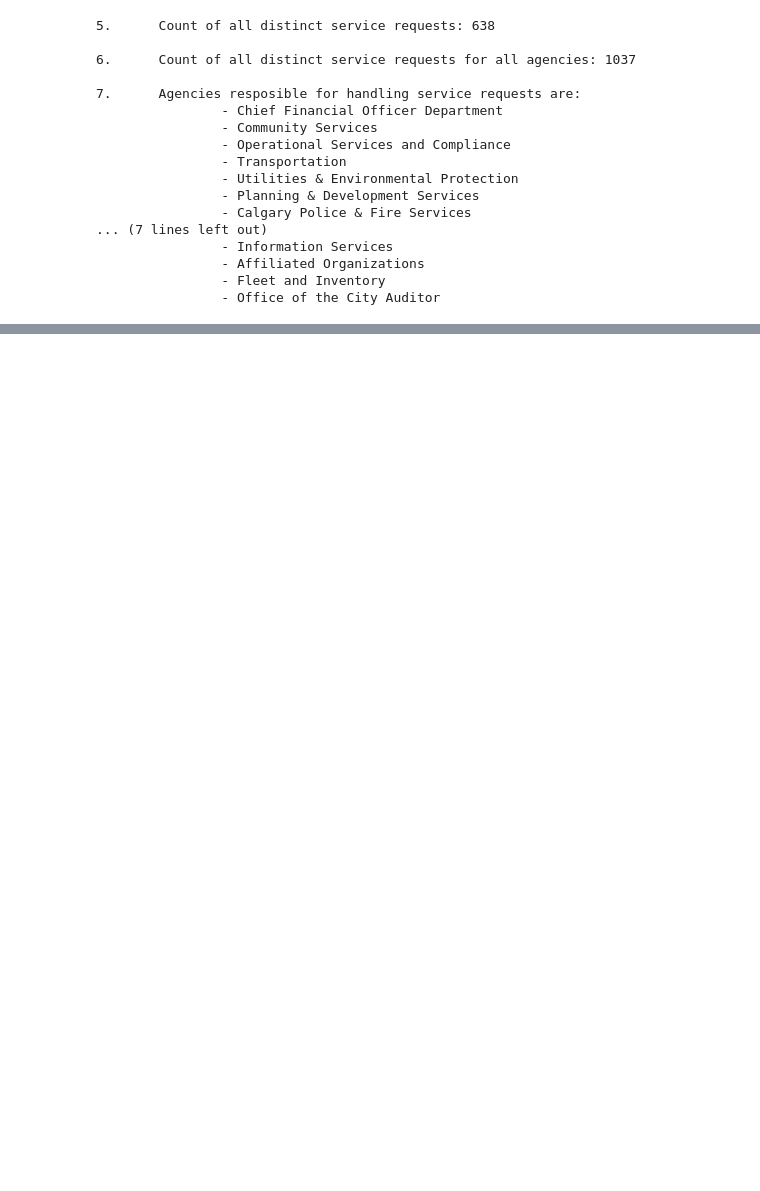
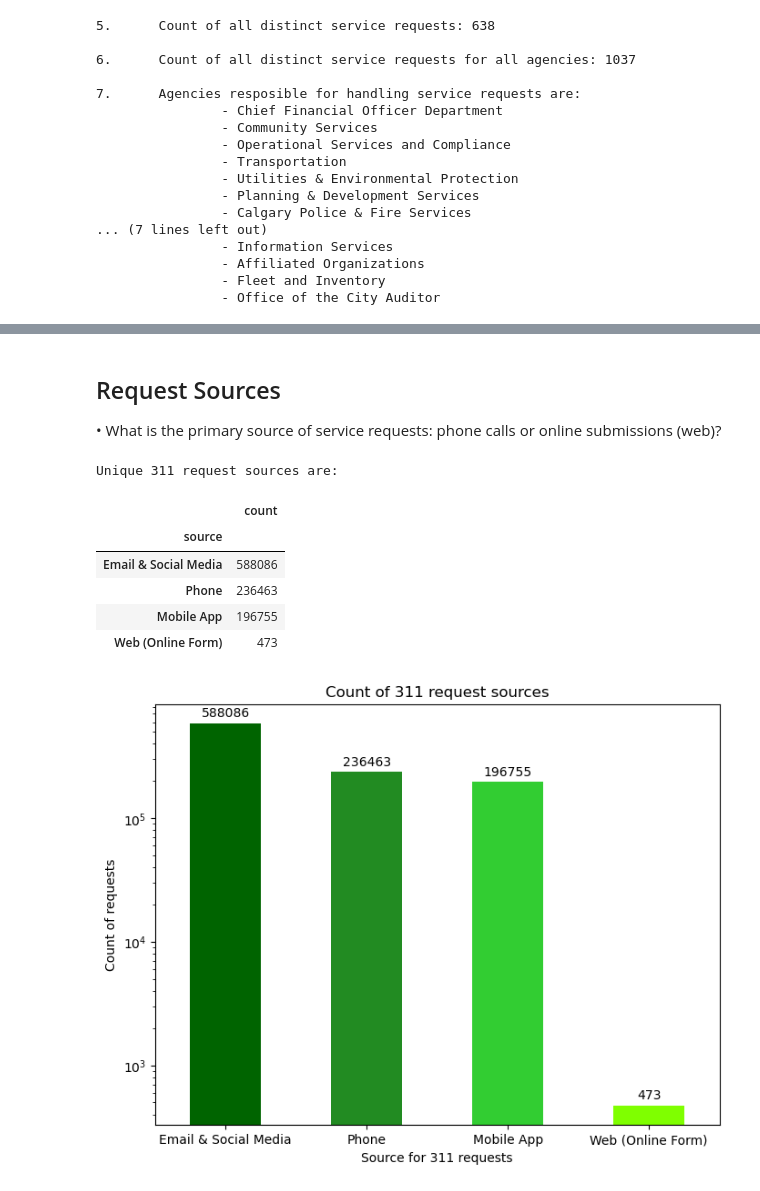
Before and after one commit to AnithaUofC/311ServiceRequests, a Jupyter notebook: 311DataWrangling.ipynb, the cells around one changed output, grey strips where cells are left out. Drawn from its saved outputs; the diff is of its cells as text; code cells hidden in the pictures; blank space fills up the shorter version.

Commit message:
Request Sources Bar chart

```diff
--- a/311DataWrangling.ipynb
+++ b/311DataWrangling.ipynb
@@ -139,10 +149,10 @@ deletedCount = beforeCount - afterCount
 print(f"\nCount of deleted request which are recieved on or after 2025-01-01 and before 2023-01-01: {deletedCount}")
 
 #Handling Missing Community Code
-communityNames = df[df['comm_code'].isnull() & df['comm_name'].notnull()]['comm_name']
+communityNames = df[df['comm_code'].isnull() & df['comm_name'].notnull()]['comm_name'].to_list()
 print(f"\nCommunity name with community code null and community name exists: {communityNames}")
 
-df['comm_code'].fillna(df['comm_name'], inplace=True)
+df['comm_code'].fillna(df['comm_name'])
 print(f"\nCommunity Code is filled with Community name for {communityNames} community")
 
 #Handling Missing Longitude and Latitude with their median
@@ -153,6 +163,11 @@ print("\nLongitude and latitude missing values are replaced with its correspondi
 #Handling Missing Point with the mode
 df['point'] = df['point'].fillna(df['point'].mode()[0])
 print("\nPoint missing values are replaced with its mode")
+
+# Replace values in 'source' column with corresponding service source
+df['source'] = df['source'].replace('Web', 'Web (Online Form)')
+df['source'] = df['source'].replace('App', 'Mobile App')
+df['source'] = df['source'].replace('Other','Email & Social Media')
 # %% [output]
 Columns with missing percentage more than 40% missing values are: ['address']
 
@@ -231,8 +238,8 @@ For closed_date: closed_year, closed_month, closed_day
 df['is_weekend_request'] = df['request_day']>= 5
 
 #Add a column for time duration to calculate the time took to close the request
-df['closing_delay'] = df['closed_date'] - df['requested_date']
-df['closing_delay'] = df['closing_delay'].dt.days
+df['response_time'] = df['closed_date'] - df['requested_date']
+df['response_time'] = df['response_time'].dt.days
 
 #Add a column to see if the request is duplicate or not(Yes means duplicate and No means not a duplicate request)
 df['duplicate_request'] = df['status_description'].str.contains(r'Duplicate \(Closed\)', regex=True)
@@ -240,7 +247,7 @@ df['duplicate_request'] = df['duplicate_request'].replace({True: 'Yes', False: '
 
 print("\n\033[1m"+"Additional Columns created are:"+"\033[0m")
 print("\tis_weekend_request")
-print("\tclosing_delay")
+print("\tresponse_time")
 print("\tduplicate_request")
 # %% [output]
 Additional Columns created are:
@@ -682,0 +1023,32 @@ Name: count, dtype: int64
+# %% [markdown]
+## Request Sources
+
+• What is the primary source of service requests: phone calls or online submissions (web)?
+# %%
+# Get the count of each unique value in the 'source' column
+source_counts = pd.DataFrame(efficiencyDF['source'].value_counts())
+print("Unique 311 request sources are:")
+display(source_counts)
+
+# Create a bar chart with a logarithmic scale
+plt.figure(figsize=(8, 6))
+ax = source_counts['count'].plot(kind='bar', color=['#006400', '#228B22', '#32CD32', '#7FFF00'])
+plt.xlabel('Source for 311 requests')
+plt.ylabel('Count of requests')
+plt.title('Count of 311 request sources')
+plt.yscale('log')
+plt.xticks(rotation=0)
+# Add count values on top of the bars
+for i in ax.patches:
+    ax.annotate(str(i.get_height()), (i.get_x() + i.get_width() / 2, i.get_height()), ha='center', va='center', xytext=(0, 8), textcoords='offset points')
+
+plt.show()
+# %% [output]
+Unique 311 request sources are:
+|  | count |
+| source |  |
+| Email & Social Media | 588086 |
+| Phone | 236463 |
+| Mobile App | 196755 |
+| Web (Online Form) | 473 |
+[figure, added]
```
Also changed, not shown: parts of 18 cells of this notebook.
